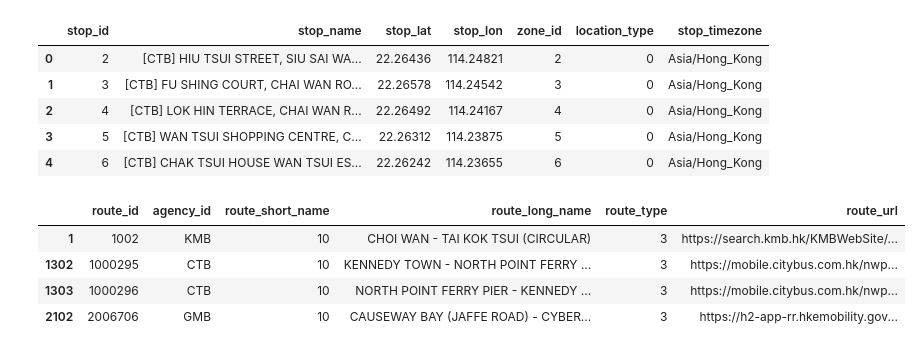
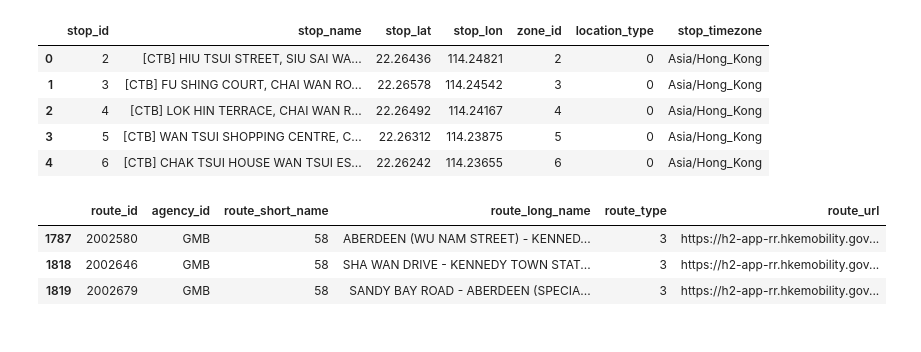
Before and after one commit to harry-wang-projects/transit-json-files, a Jupyter notebook: gtfs_analysis/hkgtfs_analysis.ipynb, the cells around one changed output. Saved outputs shown, nothing was run; the diff lists cells and outputs as text; code cells hidden in the pictures.

```diff
--- a/gtfs_analysis/hkgtfs_analysis.ipynb
+++ b/gtfs_analysis/hkgtfs_analysis.ipynb
@@ -29,12 +34,11 @@ stops.head()
 | 3 | 5 | [CTB] WAN TSUI SHOPPING CENTRE, C... | 22.26312 | 114.23875 | 5 | 0 | Asia/Hong_Kong |
 | 4 | 6 | [CTB] CHAK TSUI HOUSE WAN TSUI ES... | 22.26242 | 114.23655 | 6 | 0 | Asia/Hong_Kong |
 # %%
-specific_routes = routes[(routes["route_short_name"] == "10") & (routes["agency_id"] != "NLB")]
+specific_routes = routes[(routes["route_short_name"] == "58") & (routes["agency_id"] != "NLB")]
 specific_routes
 # %% [output]
 |  | route_id | agency_id | route_short_name | route_long_name | route_type | route_url |
-| 1 | 1002 | KMB | 10 | CHOI WAN - TAI KOK TSUI (CIRCULAR) | 3 | https://search.kmb.hk/KMBWebSite/... |
-| 1302 | 1000295 | CTB | 10 | KENNEDY TOWN - NORTH POINT FERRY ... | 3 | https://mobile.citybus.com.hk/nwp... |
-| 1303 | 1000296 | CTB | 10 | NORTH POINT FERRY PIER - KENNEDY ... | 3 | https://mobile.citybus.com.hk/nwp... |
-| 2102 | 2006706 | GMB | 10 | CAUSEWAY BAY (JAFFE ROAD) - CYBER... | 3 | https://h2-app-rr.hkemobility.gov... |
+| 1787 | 2002580 | GMB | 58 | ABERDEEN (WU NAM STREET) - KENNED... | 3 | https://h2-app-rr.hkemobility.gov... |
+| 1818 | 2002646 | GMB | 58 | SHA WAN DRIVE - KENNEDY TOWN STAT... | 3 | https://h2-app-rr.hkemobility.gov... |
+| 1819 | 2002679 | GMB | 58 | SANDY BAY ROAD - ABERDEEN (SPECIA... | 3 | https://h2-app-rr.hkemobility.gov... |
 # %%
```
Also changed, not shown: parts of 9 cells of this notebook, 1 other file.
